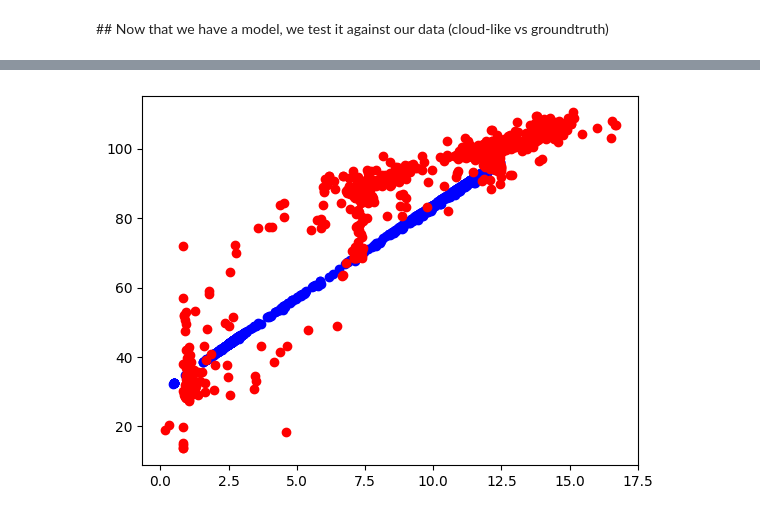
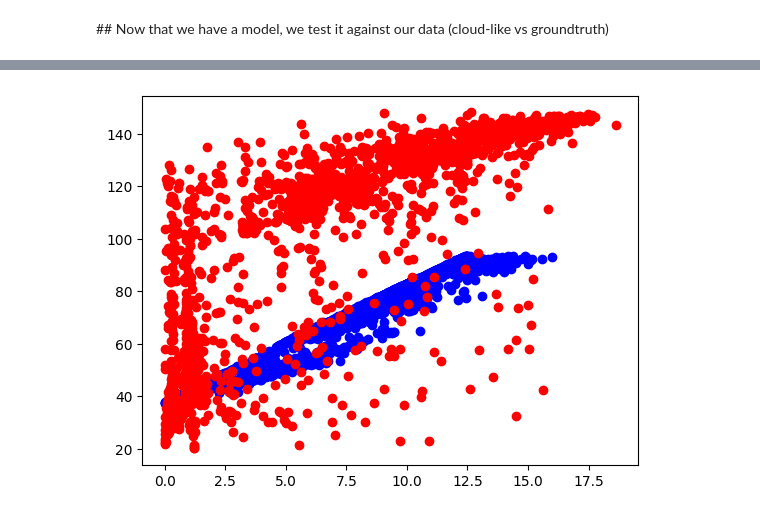
Before and after one commit to jacquetpi/cinergy-models, a Jupyter notebook: notebooks/paper-figures.ipynb, the cells around one changed output, grey strips where cells are left out. Drawn from its saved outputs; the diff is of its cells as text; code cells hidden in the pictures.

```diff
--- a/notebooks/paper-figures.ipynb
+++ b/notebooks/paper-figures.ipynb
@@ -46,3 +48,3 @@ dataset_gt = format_csv('/home/pierre/src/cinergy-models/models/nova-10.lyon.gri
 # %%
-dataset_gt = sns.scatterplot(data=dataset_gt, x='vm', y='package-global-joule')
+g = sns.scatterplot(data=dataset_gt, x='vm', y='package-global-watt')
 # %% [output]
@@ -50,5 +52,6 @@ dataset_gt = sns.scatterplot(data=dataset_gt, x='vm', y='package-global-joule')
 # %% [markdown]
 ## Cloudlike
 # %%
-dataset_cl = format_csv('/home/pierre/src/cinergy-models/models/nova-10.lyon.grid5000.fr-cloudlike.csv')
+#dataset_cl = format_csv('/home/pierre/src/cinergy-models/models/nova-14/nova-14.lyon.grid5000.fr-cloudlike.csv')
+dataset_cl = format_csv('/home/pierre/src/cinergy-models/models/grappe-4/grappe-4.nancy.grid5000.fr-cloudlike.csv')
 # %%
@@ -62,8 +65,9 @@ from sklearn.linear_model import LinearRegression
 from sklearn.metrics import r2_score,root_mean_squared_error, mean_absolute_error
 from sklearn.preprocessing import PolynomialFeatures
 # %%
-x = dataset_training['cpu%_package-0'].dropna()
-y = dataset_training['package-global-joule'].dropna()
+clean_training = dataset_training.dropna()
+x = clean_training['cpu%_package-global']
+y = clean_training['package-global-watt']
 # %%
 def degree_choice(x,y, degree):
     polynomial_features= PolynomialFeatures(degree=degree)
@@ -131,3 +135,4 @@ f(x) = 29.821106 + 0.0*(x**0) + 5.6463175*(x**1) + -0.09837355*(x**2) + 0.000586
 core_host = 32
 groundtruth = dataset_gt.dropna()
 groundtruth = groundtruth.assign(host_percent_vm = groundtruth.vm / core_host)
+groundtruth = groundtruth.assign(prediction = estimate(model_as_coeff, groundtruth.host_percent_vm))
@@ -145,11 +158,11 @@ plt.show()
 # %%
 # Prediction from cloud-like dataset
 cloudlike  = dataset_cl.dropna()
 cloudlike = cloudlike.assign(host_percent_vm = cloudlike.vm / core_host)
-cloudlike = cloudlike.assign(prediction = estimate(model_as_coeff, cloudlike.CPU0/core_host) + estimate(model_as_coeff, cloudlike.CPU1/core_host) + estimate(model_as_coeff, cloudlike.CPU2/core_host) + estimate(model_as_coeff, cloudlike.CPU3/core_host))
+cloudlike = cloudlike.assign(prediction = estimate(model_as_coeff, cloudlike.CPU0/core_host) + estimate(model_as_coeff, cloudlike.CPU1/core_host, include_static=False) + estimate(model_as_coeff, cloudlike.CPU2/core_host, include_static=False) + estimate(model_as_coeff, cloudlike.CPU3/core_host, include_static=False))
 
 plt.scatter(cloudlike['host_percent_vm'], cloudlike['prediction'], color='b', label='prediction')
-plt.scatter(groundtruth['host_percent_vm'], groundtruth['package-global-joule'], color='r', label='groundtruth')
+plt.scatter(groundtruth['host_percent_vm'], groundtruth['package-global-watt'], color='r', label='groundtruth')
 plt.show()
 # %% [output]
-[figure, old version]
+[figure, new version]
```
Also changed, not shown: parts of 11 cells of this notebook, 1 other file.
